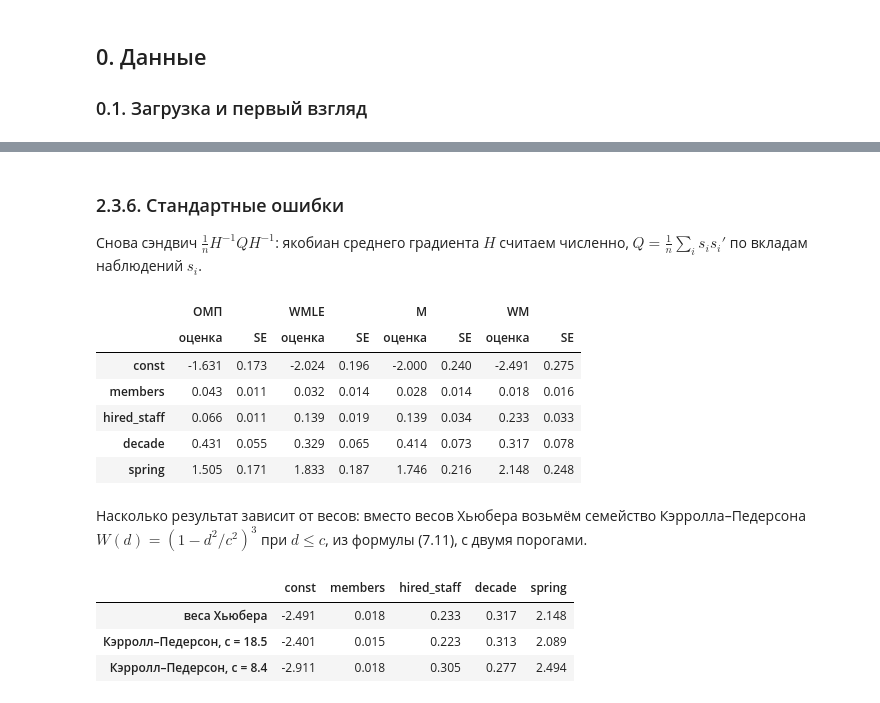
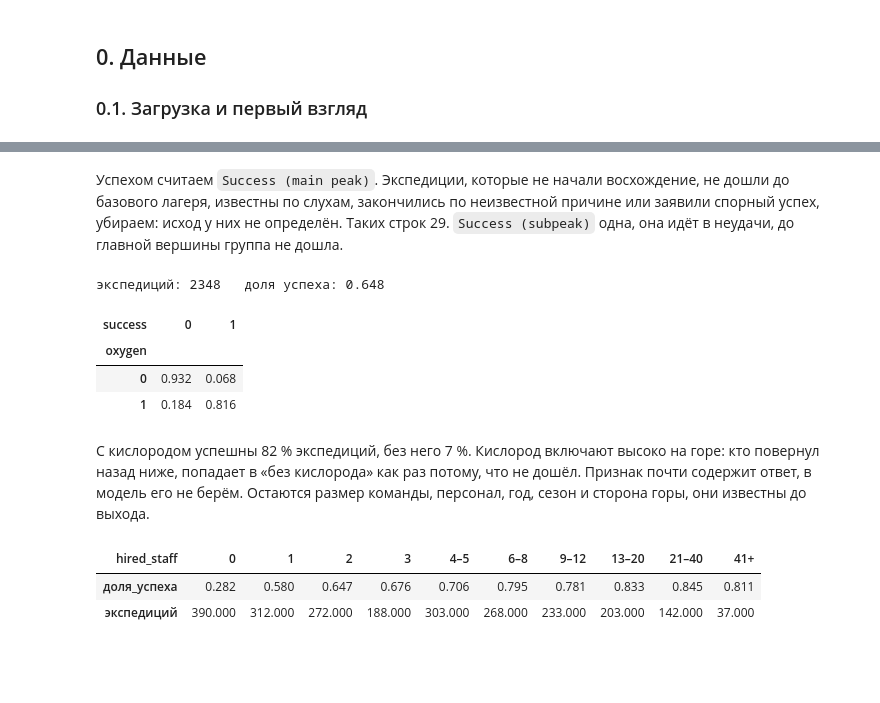
Before and after one commit to Vovamujik/stata_ai_2026_lab3, a Jupyter notebook: Lab3_Everest.ipynb, the cells around one changed output, grey strips where cells are left out. Saved outputs shown, nothing was run; the diff lists cells and outputs as text; code cells hidden in the pictures; blank space fills up the shorter version.

```diff
--- a/Lab3_Everest.ipynb
+++ b/Lab3_Everest.ipynb
@@ -142,5 +165,9 @@ plt.show()
 # %%
-ratio = (data["hired_staff"] / data["members"]).groupby(data["year"] // 10 * 10)
-pd.DataFrame({"экспедиций": ratio.size(), "медиана персонал/участник": ratio.median(),
-              "доля без персонала": ratio.apply(lambda s: (s == 0).mean())})
+data = df[df["members"] > 0].copy()
+data["decade"] = (data["year"] - 2000) / 10
+data["spring"] = (data["season"] == "Spring").astype(int)
+data["oxygen"] = data["oxygen_used"].astype(int)
+data["nepal"] = (data["host"] == "Nepal").astype(int)
+print("экспедиций:", len(data))
+data[["hired_staff", "members", "decade", "spring", "oxygen", "nepal"]].describe().T
 # %% [output]
@@ -1134,7 +1125,11 @@ pd.crosstab(data["year"] // 10 * 10, out_h).rename(columns={False: "обычны
 # %%
-XFh = XF / h[:, None]
-beta_fh, sigma_fh = mm_fit(XFh, yh)
-w_fh = w_bi((yh - XFh @ beta_fh) / sigma_fh, C1)
-path_h = backward(rfpe, XFh, yh, sigma_fh, w_fh)
-path_h.assign(критерий=path_h["критерий"].map("{:.5f}".format))
+data["agency"] = data["trekking_agency"].notna().astype(int)
+data["commercial"] = (data["commercial_route"] == True).astype(int)
+print("строк, где отметки маршрута различаются:", (data["commercial"] != (data["standard_route"] == True).astype(int)).sum())
+cols = features + ["commercial", "agency"]
+XF = np.column_stack([X, data["commercial"], data["agency"]])
+
+beta_full, sigma_full = mm_fit(XF, y)
+print("масштаб полной модели:", round(sigma_full, 3))
+pd.Series(beta_full, index=["const"] + cols).to_frame("MM, полная модель").T
 # %% [output]
@@ -1423,39 +1428,24 @@ pd.DataFrame([beta_mle, beta_wmle, beta_m, beta_wm], columns=names2,
 # %% [markdown]
-### 2.3.6. Стандартные ошибки
-
-Снова сэндвич $\frac1nH^{-1}QH^{-1}$: якобиан среднего градиента $H$ считаем численно, $Q=\frac1n\sum_i s_is_i'$ по вкладам наблюдений $s_i$.
+Успехом считаем `Success (main peak)`. Экспедиции, которые не начали восхождение, не дошли до базового лагеря, известны по слухам, закончились по неизвестной причине или заявили спорный успех, убираем: исход у них не определён. Таких строк 29. `Success (subpeak)` одна, она идёт в неудачи, до главной вершины группа не дошла.
 # %%
-def se_by(score, b, w):
-    eps = 1e-5
-    H = np.column_stack([(score(b + eps * e, XS, ys, w).mean(0) - score(b - eps * e, XS, ys, w).mean(0)) / (2 * eps)
-                         for e in np.eye(ps)])
-    s = score(b, XS, ys, w)
-    H_inv = np.linalg.inv(H)
-    return np.sqrt(np.diag(H_inv @ (s.T @ s / ns) @ H_inv.T) / ns)
-
-one = np.ones(ns)
-se_wmle, se_m, se_wm = se_by(wmle_score, beta_wmle, w_s), se_by(wm_score, beta_m, one), se_by(wm_score, beta_wm, w_s)
-pd.concat({label: pd.DataFrame({"оценка": b, "SE": se}, index=names2) for label, b, se in
-           [("ОМП", beta_mle, se_mle), ("WMLE", beta_wmle, se_wmle), ("M", beta_m, se_m), ("WM", beta_wm, se_wm)]}, axis=1)
+unclear = ["Did not attempt climb", "Attempt rumoured", "Did not reach base camp", "Unknown", "Success (claimed)"]
+climb = data[~data["termination_reason"].isin(unclear)].copy()
+climb["success"] = (climb["termination_reason"] == "Success (main peak)").astype(int)
+print("экспедиций:", len(climb), "  доля успеха:", round(climb["success"].mean(), 3))
+pd.crosstab(climb["oxygen"], climb["success"], normalize="index")
 # %% [output]
+экспедиций: 2348   доля успеха: 0.648
-|  | ОМП |  | WMLE |  | M |  | WM |  |
-|  | оценка | SE | оценка | SE | оценка | SE | оценка | SE |
-| const | -1.631 | 0.173 | -2.024 | 0.196 | -2.000 | 0.240 | -2.491 | 0.275 |
-| members | 0.043 | 0.011 | 0.032 | 0.014 | 0.028 | 0.014 | 0.018 | 0.016 |
-| hired_staff | 0.066 | 0.011 | 0.139 | 0.019 | 0.139 | 0.034 | 0.233 | 0.033 |
-| decade | 0.431 | 0.055 | 0.329 | 0.065 | 0.414 | 0.073 | 0.317 | 0.078 |
-| spring | 1.505 | 0.171 | 1.833 | 0.187 | 1.746 | 0.216 | 2.148 | 0.248 |
+| success | 0 | 1 |
+| oxygen |  |  |
+| 0 | 0.932 | 0.068 |
+| 1 | 0.184 | 0.816 |
 # %% [markdown]
-Насколько результат зависит от весов: вместо весов Хьюбера возьмём семейство Кэрролла–Педерсона $W(d)=(1-d^2/c^2)^3$ при $d\le c$, из формулы (7.11), с двумя порогами.
+С кислородом успешны 82 % экспедиций, без него 7 %. Кислород включают высоко на горе: кто повернул назад ниже, попадает в «без кислорода» как раз потому, что не дошёл. Признак почти содержит ответ, в модель его не берём. Остаются размер команды, персонал, год, сезон и сторона горы, они известны до выхода.
 # %%
-rows = {"веса Хьюбера": beta_wm}
-for q in (0.99, 0.95):
-    c = np.quantile(ds, q)
-    w_cp = np.where(ds <= c, (1 - (ds / c) ** 2) ** 3, 0.0)
-    rows[f"Кэрролл–Педерсон, c = {c:.1f}"] = minimize(wm_loss, beta_wm, args=(XS, ys, w_cp), jac=wm_grad, method="BFGS").x
-pd.DataFrame(rows, index=names2).T
+bins = pd.cut(climb["hired_staff"], [-1, 0, 1, 2, 3, 5, 8, 12, 20, 40, 100],
+              labels=["0", "1", "2", "3", "4–5", "6–8", "9–12", "13–20", "21–40", "41+"])
+climb.groupby(bins, observed=True)["success"].agg(доля_успеха="mean", экспедиций="size").T
 # %% [output]
-|  | const | members | hired_staff | decade | spring |
-| веса Хьюбера | -2.491 | 0.018 | 0.233 | 0.317 | 2.148 |
-| Кэрролл–Педерсон, c = 18.5 | -2.401 | 0.015 | 0.223 | 0.313 | 2.089 |
-| Кэрролл–Педерсон, c = 8.4 | -2.911 | 0.018 | 0.305 | 0.277 | 2.494 |
+| hired_staff | 0 | 1 | 2 | 3 | 4–5 | 6–8 | 9–12 | 13–20 | 21–40 | 41+ |
+| доля_успеха | 0.282 | 0.580 | 0.647 | 0.676 | 0.706 | 0.795 | 0.781 | 0.833 | 0.845 | 0.811 |
+| экспедиций | 390.000 | 312.000 | 272.000 | 188.000 | 303.000 | 268.000 | 233.000 | 203.000 | 142.000 | 37.000 |
```
Also changed, not shown: parts of 281 cells of this notebook, 2 other files.
